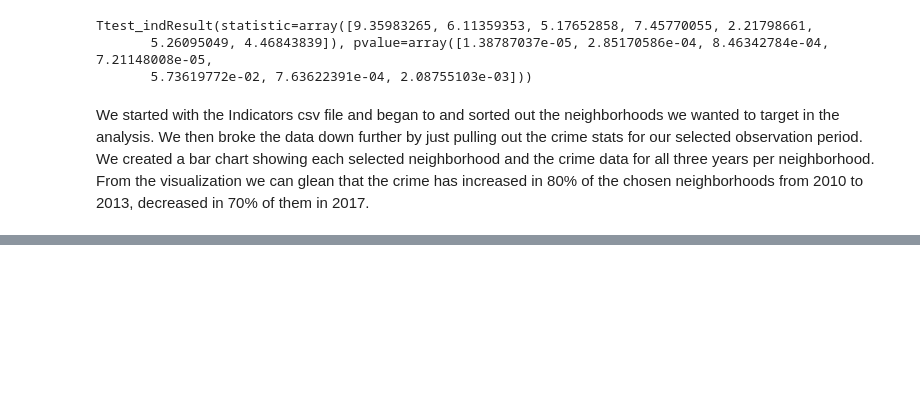
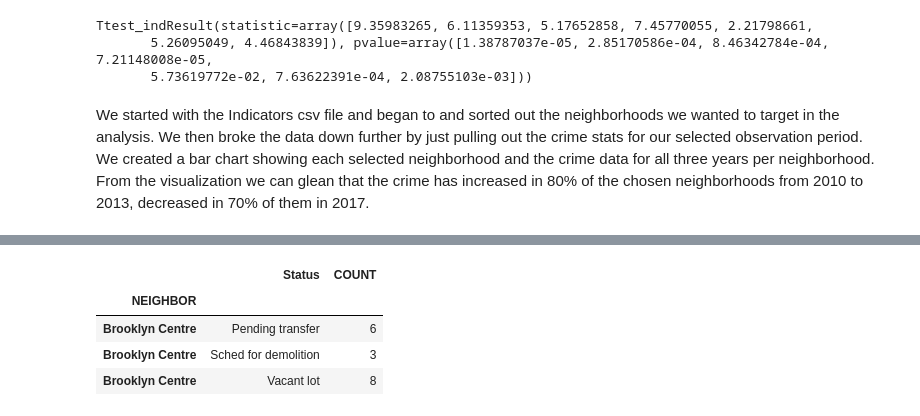
Before and after one commit to nicholasiii/GroupAssignement1, a Jupyter notebook: main.py.ipynb, the cells around one changed output, grey strips where cells are left out. Saved outputs shown, nothing was run; the diff lists cells and outputs as text; code cells hidden in the pictures; blank space fills up the shorter version.

```diff
--- a/main.py.ipynb
+++ b/main.py.ipynb
@@ -198,0 +240,12 @@ plt.show()
+# %%
+neighborhood_status_group = neighborhood_status_group.set_index("NEIGHBOR")
+# BrooklynCentre1 = BrooklynCentre[["Brooklyn Centre"], ["Status"]]
+BrooklynCentre = neighborhood_status_group.loc["Brooklyn Centre"]
+BrooklynCentreStatus = BrooklynCentre["Status"].tolist()
+BrooklynCentre
+# %% [output]
+|  | Status | COUNT |
+| NEIGHBOR |  |  |
+| Brooklyn Centre | Pending transfer | 6 |
+| Brooklyn Centre | Sched for demolition | 3 |
+| Brooklyn Centre | Vacant lot | 8 |
```
Also changed, not shown: parts of 20 cells of this notebook.
